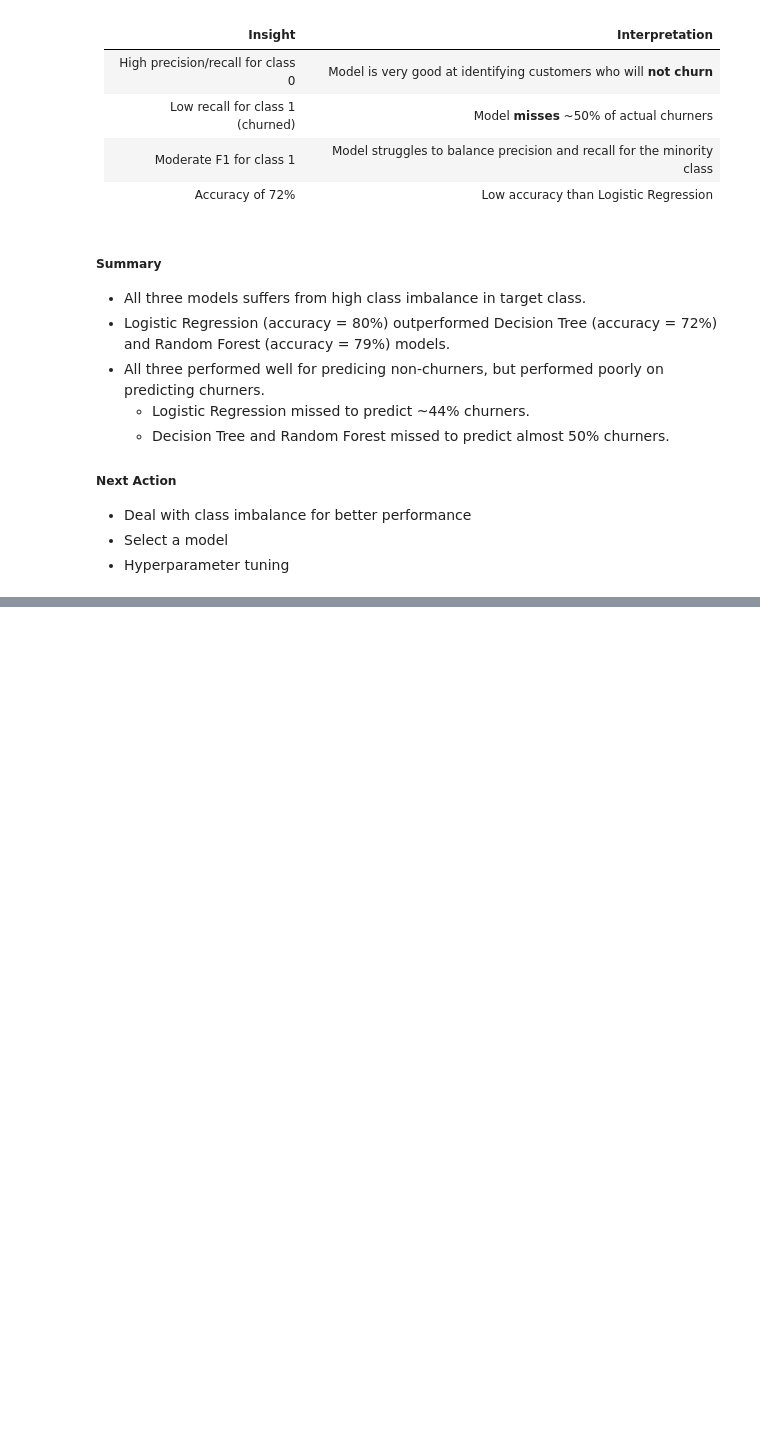
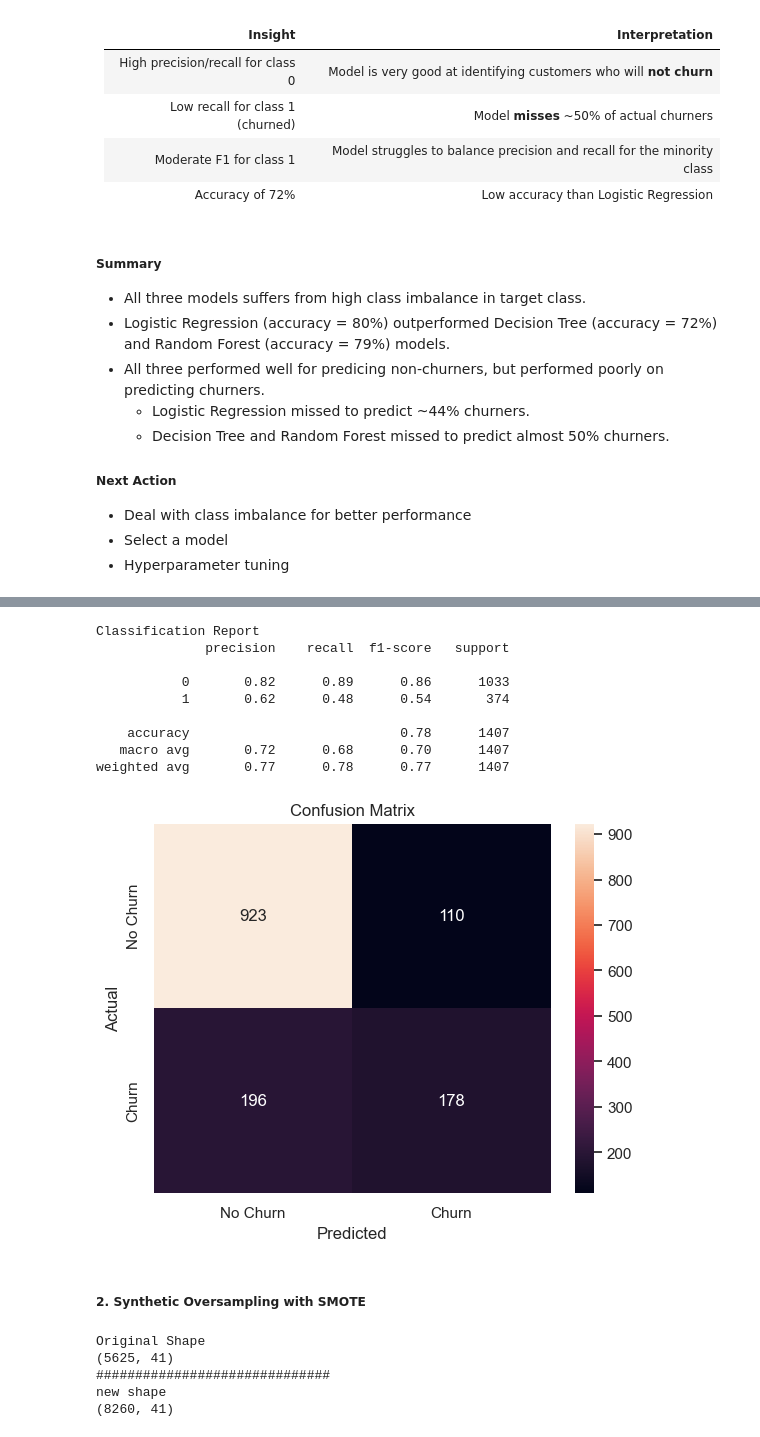
Before and after one commit to kuldeepguptahub/customerchurn, a Jupyter notebook: notebooks/data_load_and_eda.ipynb, the cells around one changed output, grey strips where cells are left out. Saved outputs shown, nothing was run; the diff lists cells and outputs as text; code cells hidden in the pictures; blank space fills up the shorter version.

```diff
--- a/notebooks/data_load_and_eda.ipynb
+++ b/notebooks/data_load_and_eda.ipynb
@@ -803,0 +861,17 @@ weighted avg       0.78      0.79      0.78      1407
+# %%
+rf_weighted = RandomForestClassifier(class_weight='balanced')
+
+classifier(rf_weighted, X_train_ready, X_test_ready, y_train, y_test)
+# %% [output]
+Classification Report
+              precision    recall  f1-score   support
+
+           0       0.82      0.89      0.86      1033
+           1       0.62      0.48      0.54       374
+
+    accuracy                           0.78      1407
+   macro avg       0.72      0.68      0.70      1407
+weighted avg       0.77      0.78      0.77      1407
+[figure, added]
+# %% [markdown]
+##### 2. Synthetic Oversampling with SMOTE
@@ -803,0 +883,12 @@ weighted avg       0.78      0.79      0.78      1407
+# %%
+print('Original Shape')
+print(X_train_ready.shape)
+print('#' * 30)
+print('new shape')
+print(X_train_smot.shape)
+# %% [output]
+Original Shape
+(5625, 41)
+##############################
+new shape
+(8260, 41)
```
Also changed, not shown: parts of 20 cells of this notebook.
